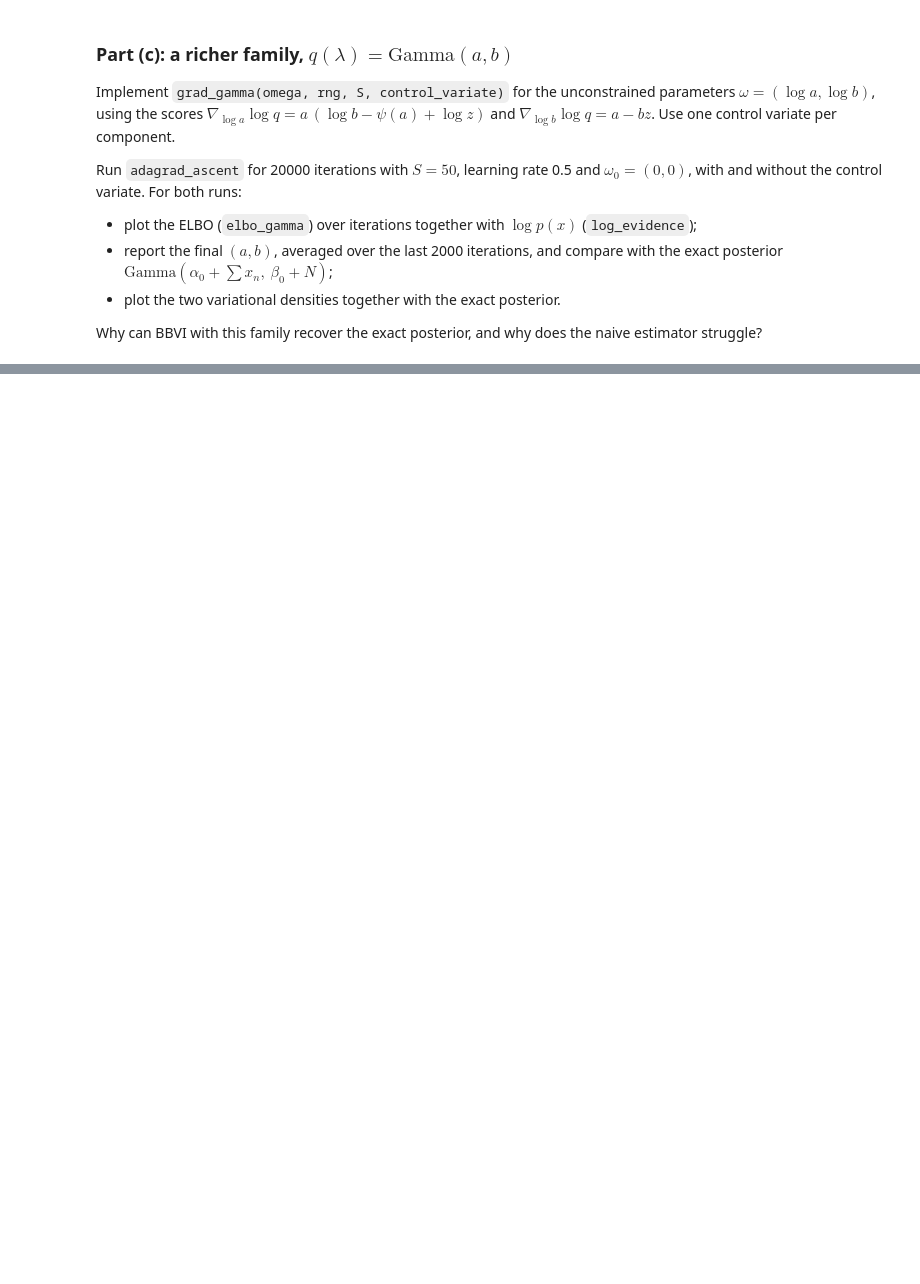
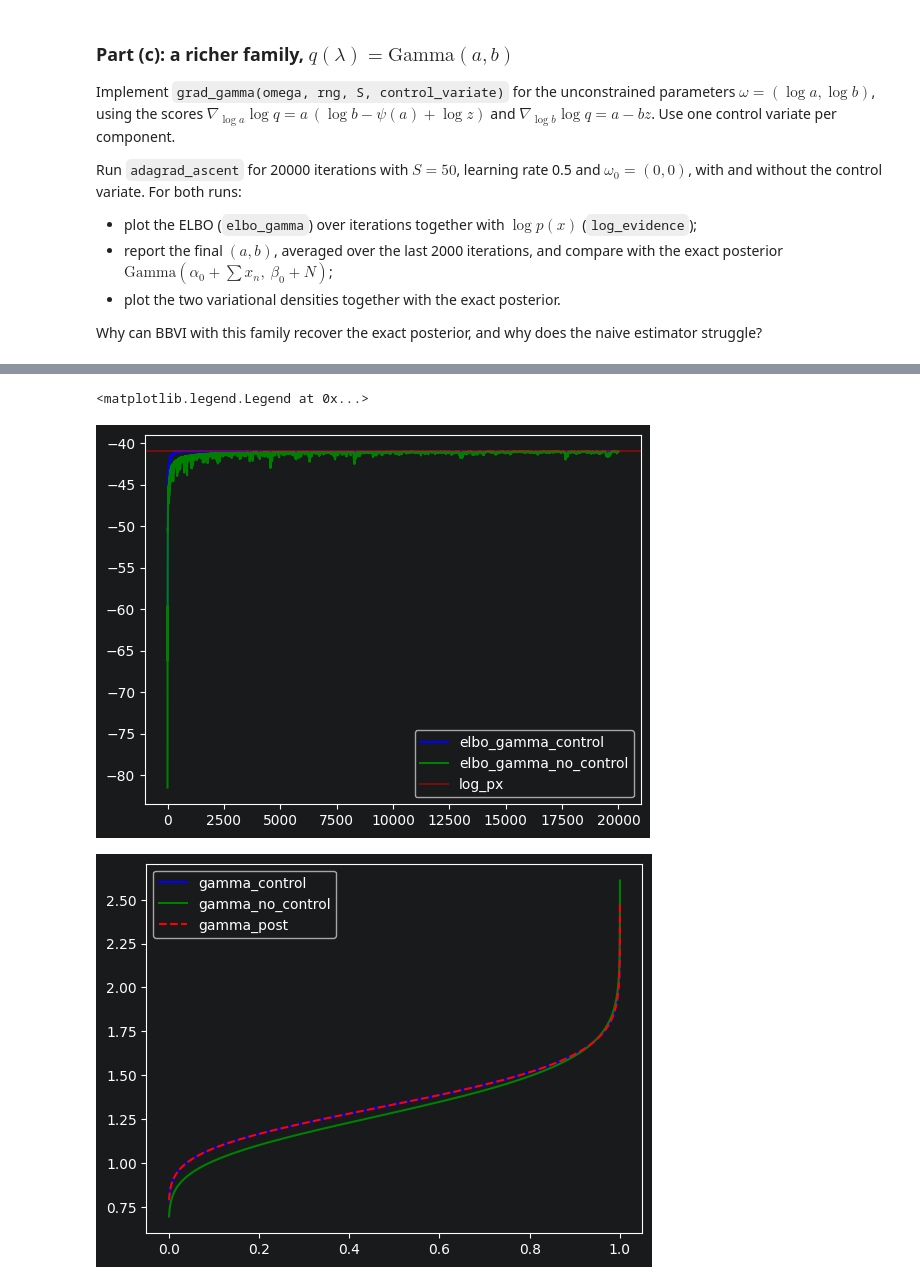
Before and after one commit to mikoleo/Machine-learning-Advanced-Course, a Jupyter notebook: 2E-BBVI-HT26.ipynb, the cells around one changed output, grey strips where cells are left out. Drawn from its saved outputs; the diff is of its cells as text; code cells hidden in the pictures; blank space fills up the shorter version.

```diff
--- a/2E-BBVI-HT26.ipynb
+++ b/2E-BBVI-HT26.ipynb
@@ -120,7 +272,75 @@ Run `adagrad_ascent` for 20000 iterations with $S=50$, learning rate 0.5 and $\o
 Why can BBVI with this family recover the exact posterior, and why does the naive estimator struggle?
 # %%
 def grad_gamma(omega, rng, S=50, control_variate=True):
-    # Insert your code here
-    return grad
+    a = np.exp(omega[0])
+    b = np.exp(omega[1])
+    z = rng.gamma(a,1.0/b,size=S)
+    h1 = a*(np.log(b)-digamma(a)+np.log(z))
+    h2 = a-b*z
+    f1 = h1*(log_joint(z) - (a-1)*np.log(z)-a*np.log(b)+b*z +gammaln(a))
+    f2 = h2*(log_joint(z) - (a-1)*np.log(z)-a*np.log(b)+b*z +gammaln(a))
+    if control_variate:
+        a1 = control_variate_scaling(f1,h1)
+        a2 = control_variate_scaling(f2,h2)
+        f1 = f1 - a1*h1
+        f2 = f2 - a2*h2
+    return np.array([f1.mean(),f2.mean()])
 # %%
 # Insert your code here
+S = 50
+rate = 0.5
+omega0 = [0.0,0.0]
+nb_iter = 20000
+
+#Run BBVI
+grad_fn = lambda omega,rng : grad_gamma(omega, rng, S, control_variate=True)
+adagrad_trace = adagrad_ascent(grad_fn, omega0, nb_iter, rate,rng)
+omega_t_control_variate = np.exp(adagrad_trace)
+
+grad_fn = lambda omega,rng : grad_gamma(omega, rng, S, control_variate=False)
+adagrad_trace = adagrad_ascent(grad_fn, omega0, nb_iter, rate,rng)
+omega_t_no_control_variate = np.exp(adagrad_trace)
+
+#plot the ELBO (`elbo_gamma`) over iterations together with $\log p(x)$ (`log_evidence`)
+elbo_gamma_control = elbo_gamma(omega_t_control_variate[:,0], omega_t_control_variate[:,1])
+elbo_gamma_no_control = elbo_gamma(omega_t_no_control_variate[:,0],omega_t_no_control_variate[:,1])
+
+log_px = log_evidence()
+
+plt.figure()
+plt.plot(elbo_gamma_control,color="blue", label="elbo_gamma_control")
+plt.plot(elbo_gamma_no_control,color="green", label="elbo_gamma_no_control")
+plt.axhline(log_px,color= "red", alpha= 0.4, label="log_px")
+plt.legend()
+
+# report the final $(a,b)$, averaged over the last 2000 iterations, and compare with the exact posterior $\mathrm{Gamma}(\alpha_0+\sum x_n,\ \beta_0+N)$;
+
+a_no_control,b_no_control = omega_t_no_control_variate[-2000:].mean(axis=0)
+a_control,b_control = omega_t_control_variate[-2000:].mean(axis=0)
+
+print(f"Real mean : {A_POST/B_POST}")
+print(f"Mean for control : {a_control/b_control}")
+print(f"Mean for no control : {a_no_control/b_no_control}\n")
+
+
+print(f"Relative error of a for control : {(a_control-A_POST)/A_POST}")
+print(f"Relative error of a for no control :{(a_no_control-A_POST)/A_POST}\n")
+
+print(f"Relative error of b for control : {(b_control-B_POST)/B_POST}")
+print(f"Relative error of b for no control : {(b_no_control-B_POST)/B_POST}\n")
+
+
+# plot the two variational densities together with the exact posterior.
+
+grid = np.linspace(1e-3,1,200000)
+
+gamma_control = gamma_dist.ppf(grid,a=a_control,scale=1/b_control)
+gamma_no_control = gamma_dist.ppf(grid,a=a_no_control,scale=1/b_no_control)
+gamma_post = gamma_dist.ppf(grid,a=A_POST,scale=1/B_POST)
+
+plt.figure()
+plt.plot(grid,gamma_control,color="blue", label="gamma_control")
+plt.plot(grid,gamma_no_control,color="green",label="gamma_no_control")
+plt.plot(grid,gamma_post,color="red",label="gamma_post",linestyle = "dashed")
+plt.legend()
+# %% [output]
@@ -127 +356,4 @@ def grad_gamma(omega, rng, S=50, control_variate=True):
+<matplotlib.legend.Legend at 0x...>
+[figure, added]
+[figure, added]
 # %% [markdown]
```
Also changed, not shown: parts of 12 cells of this notebook, 1 other file.
